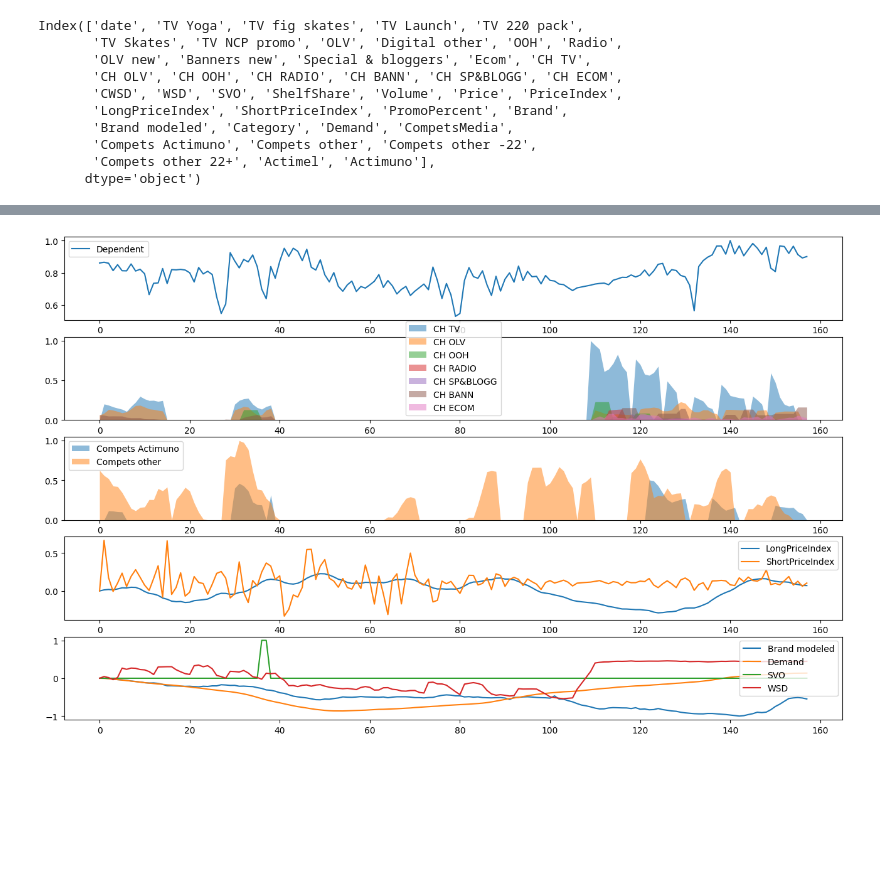
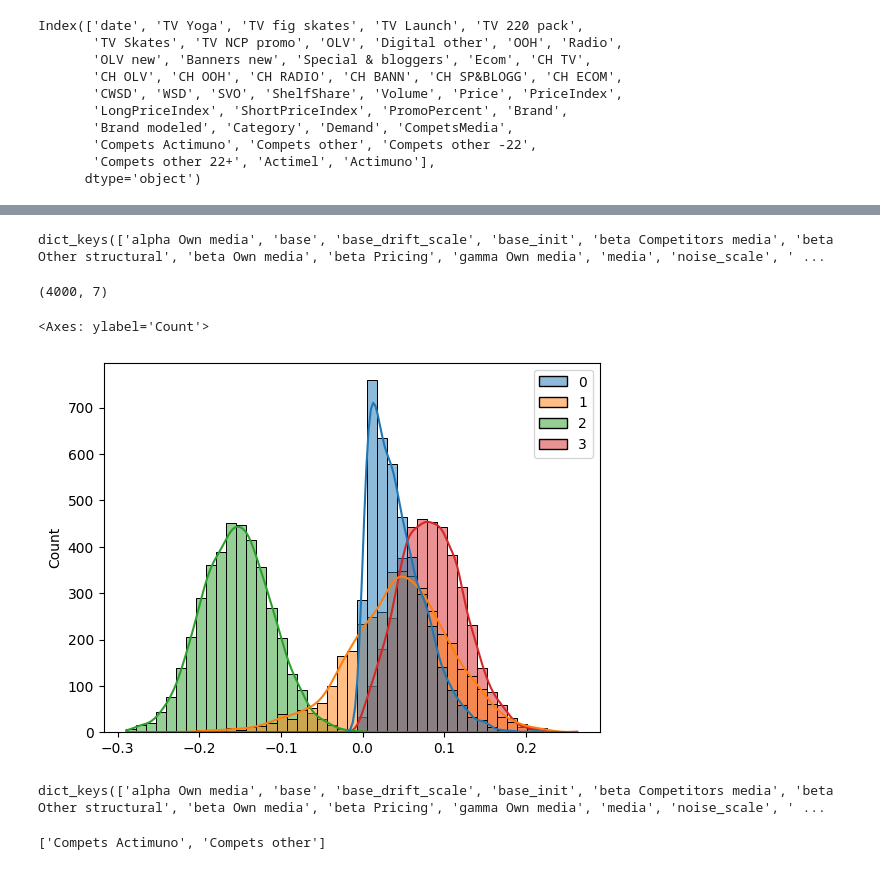
Before and after one commit to woskxmcnvb/MarketingMixModelling, a Jupyter notebook: new_spec.ipynb, the cells around one changed output, grey strips where cells are left out. Cells and saved outputs as stored; diff of their text form; code cells hidden in the pictures; blank space fills up the shorter version.

```diff
--- a/new_spec.ipynb
+++ b/new_spec.ipynb
@@ -23,10 +23,11 @@ from modeller import VariableGroup
 # %%
 spec_new = {
     "name": "Sales",
-    "seasonality": {                            # нет сезонности если нет секции
-        "seasonality_period": 1,                # int, 1 - no seasonality
-        "seasonality_model": "discrete",
-        "seasonality_num_fouries_terms": None  # int / None
+    "seasonality": {                # нет сезонности если нет секции
+        "include": True,
+        "cycle": 52,                # int, [2-52]
+        "model": "fourier",        # ['fourier', 'discrete']
+        "num_fouries_terms": None   # int / None
     },
     "y": "Volume",
     "X": [
@@ -52,7 +53,7 @@ spec_new = {
             "saturation": False,
             "variables": [
                 {"name": "Actimuno ads", "column": "Compets Actimuno",            "rolling": 3, "retention": (3, 1), "beta": 1, "force_positive": False},
-                {"name": "Other competitors ads", "column": "Compets other",      "rolling": 3, "retention": (3, 1), "beta": 1, "force_positive": False},
+                {"name": "Other competitors ads", "column": "Compets other",      "rolling": 3, "retention": (3, 1), "beta": -1, "force_positive": False},
             ]
         },
         {
@@ -60,8 +61,8 @@ spec_new = {
             "type": "non-media",
             "scaling": "total",
             "variables": [
-                {"name": "Price long", "column": "LongPriceIndex", "beta": 1, "force_positive": False},
-                {"name": "Price short", "column": "ShortPriceIndex", "beta": 1, "force_positive": False},
+                {"name": "Price long", "column": "LongPriceIndex",    "beta": -1, "force_positive": True},
+                {"name": "Price short", "column": "ShortPriceIndex",  "beta": -1, "force_positive": True},
             ]
         },
         {
@@ -69,10 +70,10 @@ spec_new = {
             "type": "non-media",
             "scaling": "column",
             "variables": [
-                {"name": "Brand", "column": "Brand modeled", "beta": 1, "force_positive": True},
-                {"name": "Demand", "column": "Demand", "beta": 1, "force_positive": False},
-                {"name": "SVO", "column": "SVO", "beta": 1, "force_positive": False},
-                {"name": "WSD", "column": "WSD", "beta": 1, "force_positive": True},
+                {"name": "Brand", "column": "Brand modeled",       "beta": 1, "force_positive": True},
+                {"name": "Demand", "column": "Demand",             "beta": 1, "force_positive": False},
+                {"name": "SVO", "column": "SVO",                   "beta": 1, "force_positive": False},
+                {"name": "WSD", "column": "WSD",                   "beta": 1, "force_positive": True},
             ]
         },
     ]
@@ -114,4 +110,19 @@ m = Modeller().PrepNoFit(spec_new, data)
 # %%
-m.PlotInputs()
+m = Modeller().Fit(spec_new, data)
-# %% [output]
-[figure, removed]
+# %%
+m.model.mcmc.get_samples().keys()
+# %% [output]
+dict_keys(['alpha Own media', 'base', 'base_drift_scale', 'base_init', 'beta Competitors media', 'beta Other structural', 'beta Own media', 'beta Pricing', 'gamma Own media', 'media', 'noise_scale', ' ...
+# %%
+m.model.mcmc.get_samples()['beta Own media'].shape
+# %% [output]
+(4000, 7)
+# %%
+sns.histplot(m.model.mcmc.get_samples()['beta Other structural'], kde=True)
+# %% [output]
+<Axes: ylabel='Count'>
+[figure, added]
+# %%
+m.SitesNames()
+# %% [output]
+dict_keys(['alpha Own media', 'base', 'base_drift_scale', 'base_init', 'beta Competitors media', 'beta Other structural', 'beta Own media', 'beta Pricing', 'gamma Own media', 'media', 'noise_scale', ' ...
@@ -117,0 +131,4 @@ m.PlotInputs()
+# %%
+[n['column'] for n in spec_new['X'][1]['variables']]
+# %% [output]
+['Compets Actimuno', 'Compets other']
```
Also changed, not shown: parts of 10 cells of this notebook, 3 other files.
